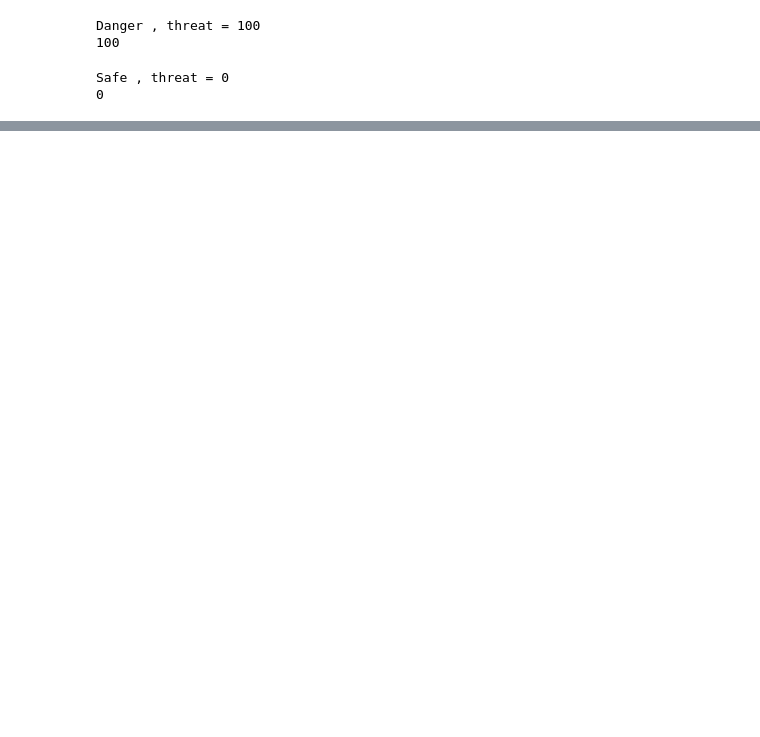
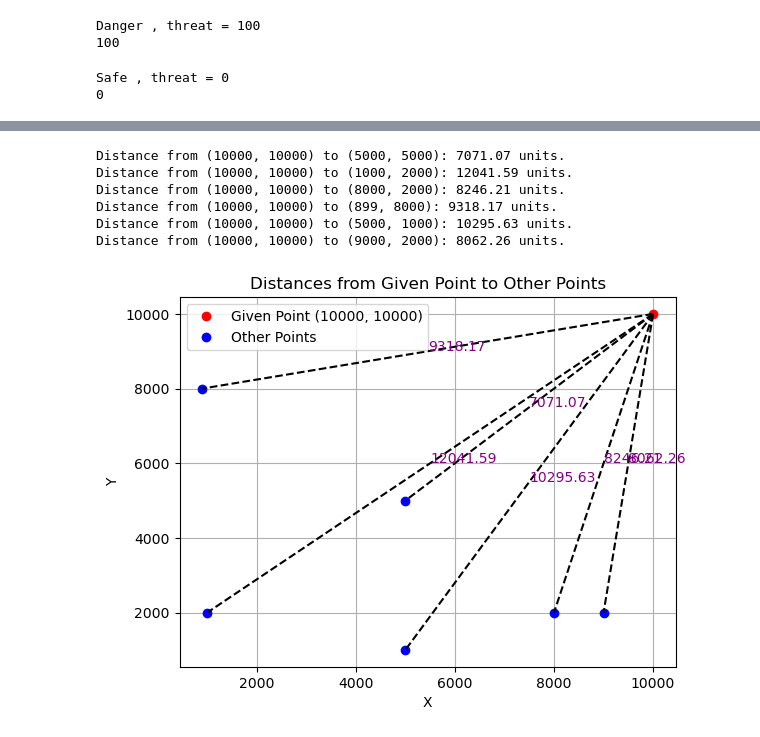
Before and after one commit to EmmsDK/DataProcessing, a Jupyter notebook: sectionFunctions.ipynb, the cells around one changed output, grey strips where cells are left out. Saved outputs shown, nothing was run; the diff lists cells and outputs as text; code cells hidden in the pictures; blank space fills up the shorter version.

```diff
--- a/sectionFunctions.ipynb
+++ b/sectionFunctions.ipynb
@@ -1209,0 +1407,53 @@ Safe , threat = 0
+# %%
+import numpy as np
+import matplotlib.pyplot as plt
+
+def calc_distance_between_player_and_team(point, other_points):
+    # Calculate distances to each of the other points
+    distances = np.sqrt(((other_points - point)**2).sum(axis=1))
+
+    # Plotting
+    fig, ax = plt.subplots()
+    given_point_label = f'Given Point {tuple(point)}'  # Dynamic label based on the 'point' parameter
+    ax.plot(point[0], point[1], 'ro', label=given_point_label)
+    ax.plot(other_points[:,0], other_points[:,1], 'bo', label='Other Points')
+
+    for i, (x, y) in enumerate(other_points):
+        # Calculate distance
+        distance = distances[i]
+
+        # Print the distance
+        print(f"Distance from {tuple(point)} to ({x}, {y}): {distance:.2f} units.")
+
+        # Draw line and annotate the distance
+        ax.plot([point[0], x], [point[1], y], 'k--')
+        mid_point = (point + [x, y]) / 2
+        ax.text(mid_point[0], mid_point[1], f"{distance:.2f}", color='purple')
+
+    plt.xlabel('X')
+    plt.ylabel('Y')
+    plt.title('Distances from Given Point to Other Points')
+    plt.grid(True)
+    plt.legend()
+    plt.show()
+
+#test
+point = np.array([10000, 10000])
+other_points = np.array([
+    [5000, 5000],
+    [1000, 2000],
+    [8000, 2000],
+    [899, 8000],
+    [5000, 1000],
+    [9000, 2000]
+])
+
+calc_distance_between_player_and_team(point, other_points)
+# %% [output]
+Distance from (10000, 10000) to (5000, 5000): 7071.07 units.
+Distance from (10000, 10000) to (1000, 2000): 12041.59 units.
+Distance from (10000, 10000) to (8000, 2000): 8246.21 units.
+Distance from (10000, 10000) to (899, 8000): 9318.17 units.
+Distance from (10000, 10000) to (5000, 1000): 10295.63 units.
+Distance from (10000, 10000) to (9000, 2000): 8062.26 units.
+[figure, added]
```
Also changed, not shown: parts of 3 cells of this notebook.
